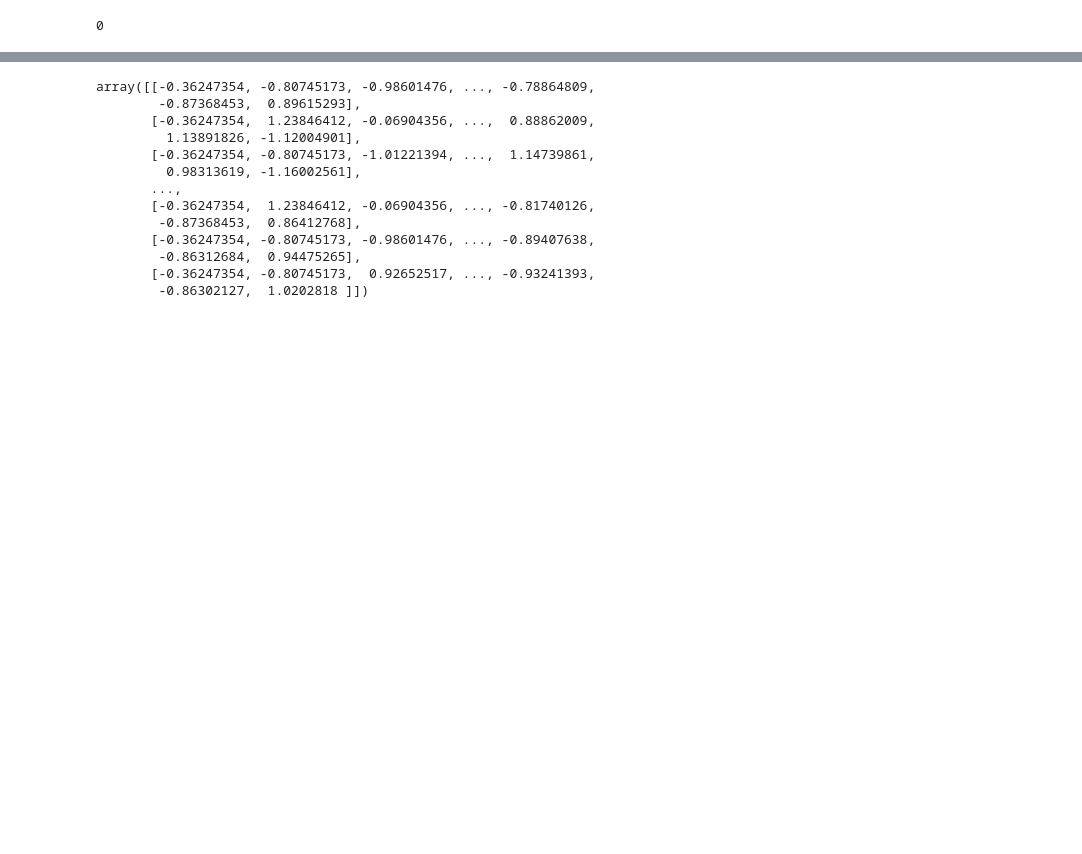
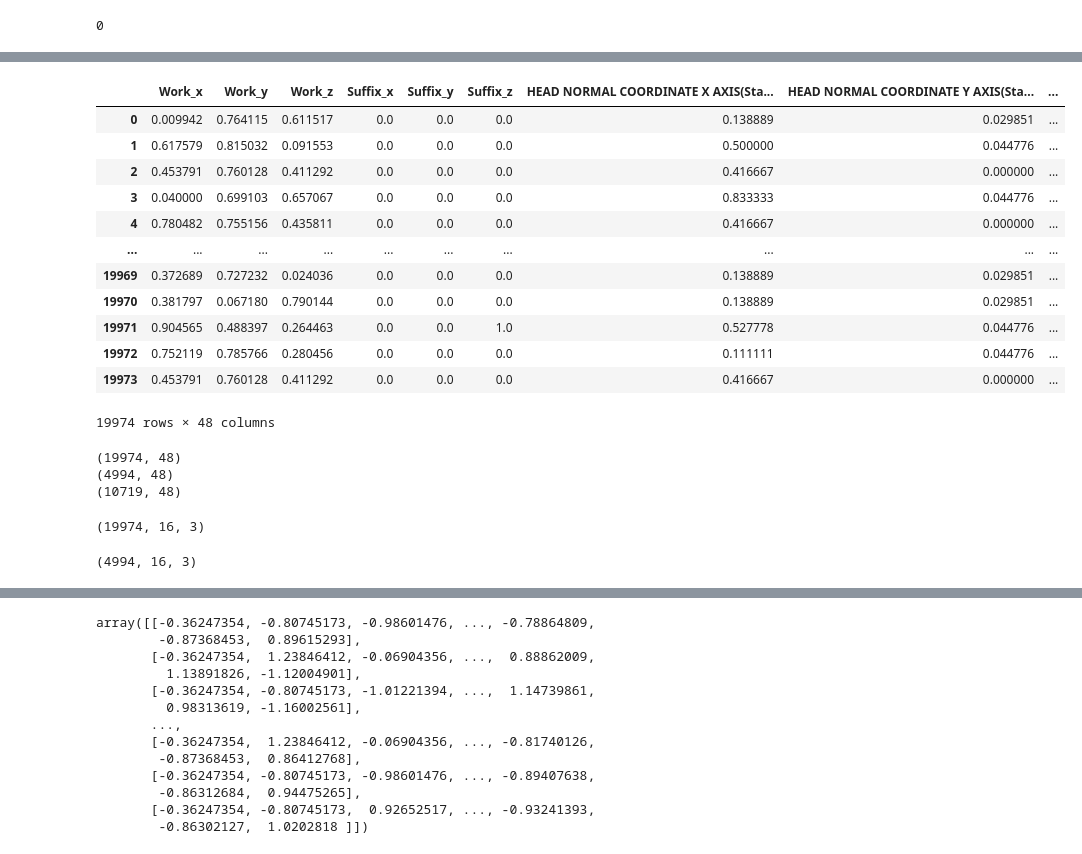
Before and after one commit to ryudonggle/lg-aimers-5-, a Jupyter notebook: DNN1.ipynb, the cells around one changed output, grey strips where cells are left out. Saved outputs shown, nothing was run; the diff lists cells and outputs as text; code cells hidden in the pictures; blank space fills up the shorter version.

```diff
--- a/DNN1.ipynb
+++ b/DNN1.ipynb
@@ -259,10 +272,19 @@ X=df.drop(columns=['target'])
 y=df[['target']]
 # %%
 test_x=test_df.drop(columns=['Set ID'])
+# %%
+from sklearn.preprocessing import MinMaxScaler
+
+# MinMaxScaler 객체 생성
+MMS = MinMaxScaler()
+
+# 훈련 데이터와 테스트 데이터에 대해 MinMaxScaler 적용
+train_scaled = MMS.fit_transform(X)  # 훈련 데이터의 최소값과 최대값으로 변환
+test_scaled = MMS.transform(test_x)  # 훈련 데이터의 최소값과 최대값을 사용하여 변환
 # %%
 from sklearn.model_selection import train_test_split
 
-x_train, x_val, y_train, y_val = train_test_split(X, y, test_size=0.2, random_state=42)
+x_train, x_val, y_train, y_val = train_test_split(train_scaled, y, test_size=0.2, random_state=42)
 print("Number transactions x_train dataset: ", x_train.shape)
 print("Number transactions y_train dataset: ", y_train.shape)
 print("Number transactions x_val dataset: ", x_val.shape)
@@ -285,0 +297,7 @@ x_train
+# %%
+# DataFrame의 열 이름 추출
+column_names = df.drop(columns=['target']).columns
+# numpy 배열을 pandas DataFrame으로 변환
+x_train = pd.DataFrame(x_train, columns=column_names)
+x_val = pd.DataFrame(x_val, columns=column_names)
+x_train
@@ -334,26 +366,62 @@ coordinate_columns = ['Work_x',
                       'Head Purge Position Z Collect Result_Fill2'
                       ]
 # %%
-df_coordinates = df[coordinate_columns]
-test_df_coordinates = test_df[coordinate_columns]
 # 좌표 데이터에서 절대값을 적용
-df_coordinates = df[coordinate_columns].abs()
-test_df_coordinates = test_df[coordinate_columns].abs()
-df_coordinates
+x_train_coordinates = x_train[coordinate_columns].abs()
+x_val_coordinates = x_val[coordinate_columns].abs()
+test_df_coordinates =test_df[coordinate_columns].abs()
+
+x_train_coordinates
+# %% [output]
+|  | Work_x | Work_y | Work_z | Suffix_x | Suffix_y | Suffix_z | HEAD NORMAL COORDINATE X AXIS(Sta... | HEAD NORMAL COORDINATE Y AXIS(Sta... | ... |
+| 0 | 0.009942 | 0.764115 | 0.611517 | 0.0 | 0.0 | 0.0 | 0.138889 | 0.029851 | ... |
+| 1 | 0.617579 | 0.815032 | 0.091553 | 0.0 | 0.0 | 0.0 | 0.500000 | 0.044776 | ... |
+| 2 | 0.453791 | 0.760128 | 0.411292 | 0.0 | 0.0 | 0.0 | 0.416667 | 0.000000 | ... |
+| 3 | 0.040000 | 0.699103 | 0.657067 | 0.0 | 0.0 | 0.0 | 0.833333 | 0.044776 | ... |
+| 4 | 0.780482 | 0.755156 | 0.435811 | 0.0 | 0.0 | 0.0 | 0.416667 | 0.000000 | ... |
+| ... | ... | ... | ... | ... | ... | ... | ... | ... | ... |
+| 19969 | 0.372689 | 0.727232 | 0.024036 | 0.0 | 0.0 | 0.0 | 0.138889 | 0.029851 | ... |
+| 19970 | 0.381797 | 0.067180 | 0.790144 | 0.0 | 0.0 | 0.0 | 0.138889 | 0.029851 | ... |
+| 19971 | 0.904565 | 0.488397 | 0.264463 | 0.0 | 0.0 | 1.0 | 0.527778 | 0.044776 | ... |
+| 19972 | 0.752119 | 0.785766 | 0.280456 | 0.0 | 0.0 | 0.0 | 0.111111 | 0.044776 | ... |
+| 19973 | 0.453791 | 0.760128 | 0.411292 | 0.0 | 0.0 | 0.0 | 0.416667 | 0.000000 | ... |
+19974 rows × 48 columns
 # %%
 # NumPy 배열로 변환
-df_coordinates_array = np.array(df_coordinates)
-test_df_coordinates_array = np.array(test_df_coordinates)
+x_train_coordinates = np.array(x_train_coordinates)
+x_val_coordinates = np.array(x_val_coordinates)
+test_df_coordinates = np.array(test_df_coordinates)
 
-df_coordinates_array.shape
+print(x_train_coordinates.shape)
+print(x_val_coordinates.shape)
+print(test_df_coordinates.shape)
+# %% [output]
+(19974, 48)
+(4994, 48)
+(10719, 48)
 # %%
 # 좌표 데이터를 배열로 변환
-coords_array = np.array(df_coordinates)
+train_coords_array = np.array(x_train_coordinates)
 
 # 시계열 데이터로 변환
 T = 16  # 타임 스텝 (예를 들어 16개의 좌표 쌍)
 F = 3   # 피처 수 (x, y, z)
 
 # 데이터 재구성 (N, T, F)
-coords_reshaped = coords_array.reshape(-1, T, F)
-print(coords_reshaped.shape)  # (샘플 수, 16, 3)
+train_coords_reshaped = train_coords_array.reshape(-1, T, F)
+print(train_coords_reshaped.shape)  # (샘플 수, 16, 3)
+# %% [output]
+(19974, 16, 3)
+# %%
+# 좌표 데이터를 배열로 변환
+val_coords_array = np.array(x_val_coordinates)
+
+# 시계열 데이터로 변환
+T = 16  # 타임 스텝 (예를 들어 16개의 좌표 쌍)
+F = 3   # 피처 수 (x, y, z)
+
+# 데이터 재구성 (N, T, F)
+val_coords_reshaped = val_coords_array.reshape(-1, T, F)
+print(val_coords_reshaped.shape)  # (샘플 수, 16, 3)
+# %% [output]
+(4994, 16, 3)
```
Also changed, not shown: parts of 10 cells of this notebook.
